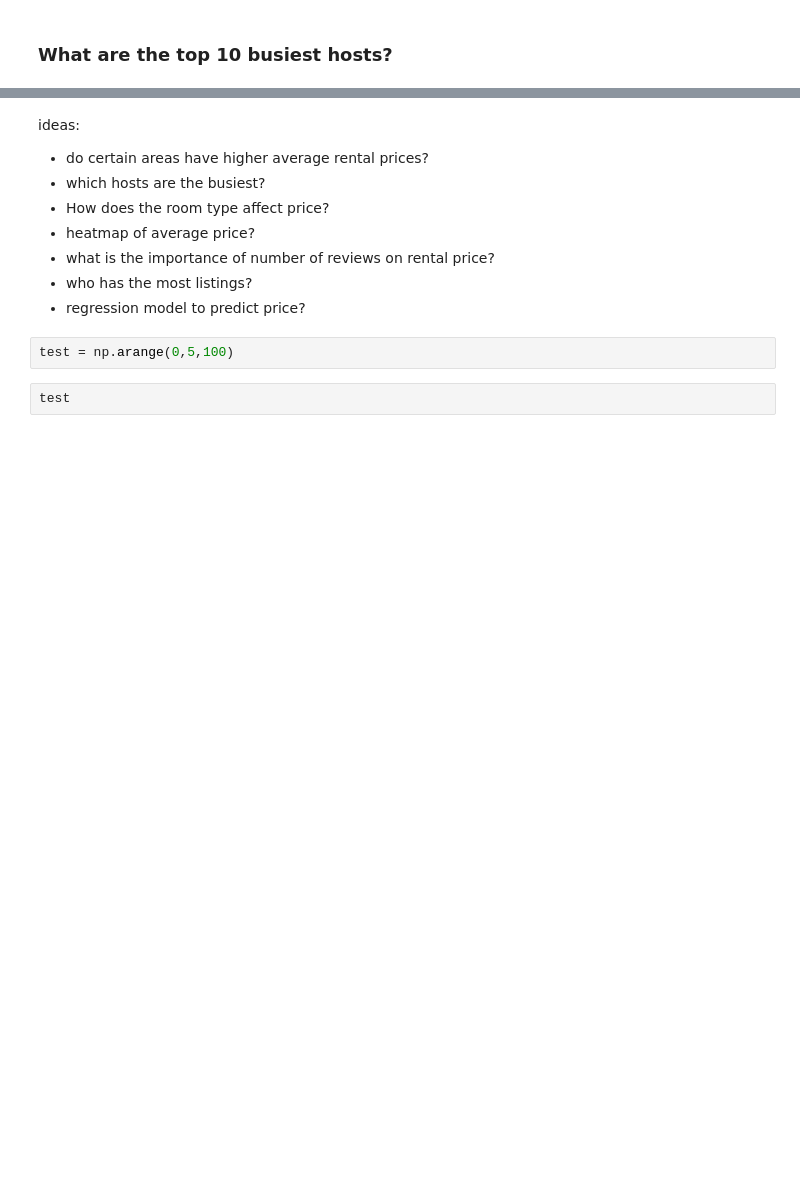
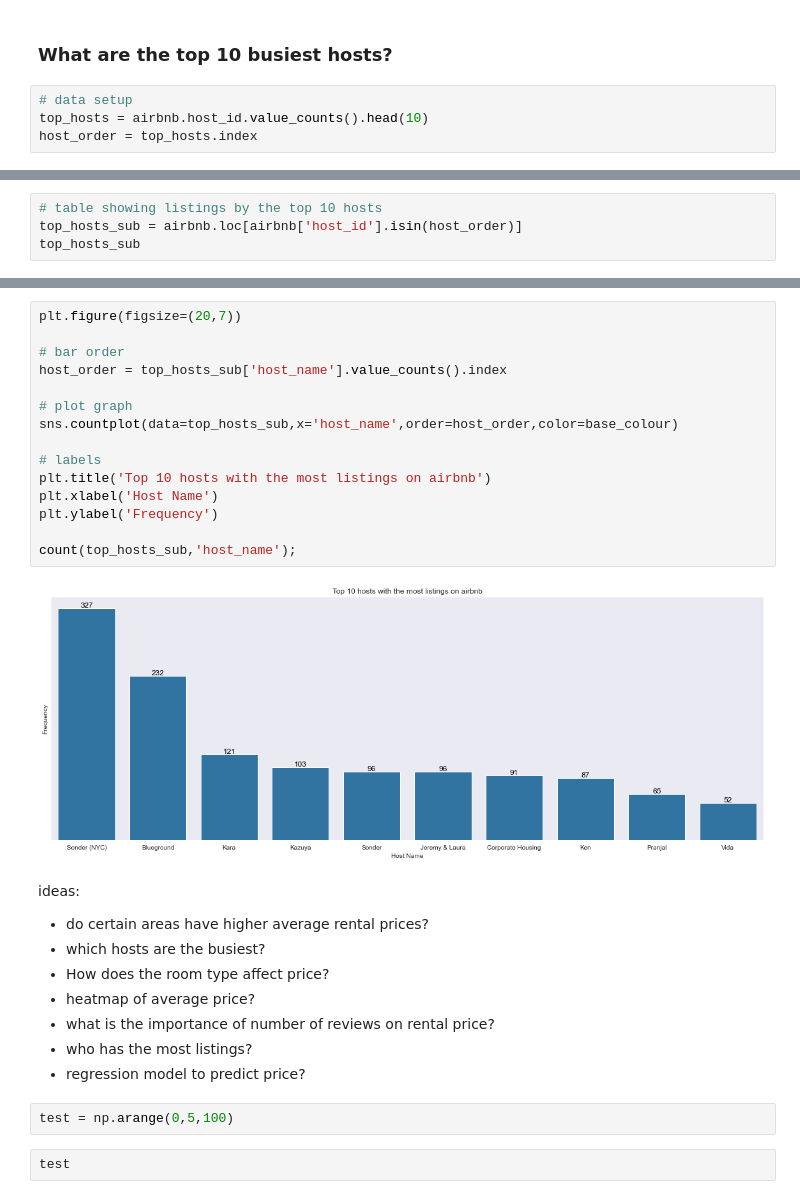
Before and after one commit to Vincentk-94/New-York-City-Airbnb, a Jupyter notebook: New York City Airbnb.ipynb, the cells around one changed output, grey strips where cells are left out. Cells and saved outputs as stored; diff of their text form; blank space fills up the shorter version.

```diff
--- a/New York City Airbnb.ipynb
+++ b/New York City Airbnb.ipynb
@@ -191,2 +190,6 @@ for i in range (neighbourhood_count.shape[0]):
 # %% [markdown]
 ### What are the top 10 busiest hosts?
+# %%
+# data setup
+top_hosts = airbnb.host_id.value_counts().head(10)
+host_order = top_hosts.index
@@ -192,0 +211,4 @@ for i in range (neighbourhood_count.shape[0]):
+# %%
+# table showing listings by the top 10 hosts
+top_hosts_sub = airbnb.loc[airbnb['host_id'].isin(host_order)]
+top_hosts_sub
@@ -193,3 +244,20 @@ for i in range (neighbourhood_count.shape[0]):
+# %%
+plt.figure(figsize=(20,7))
+
+# bar order
+host_order = top_hosts_sub['host_name'].value_counts().index
+
+# plot graph
+sns.countplot(data=top_hosts_sub,x='host_name',order=host_order,color=base_colour)
+
+# labels
+plt.title('Top 10 hosts with the most listings on airbnb')
+plt.xlabel('Host Name')
+plt.ylabel('Frequency')
+
+count(top_hosts_sub,'host_name');
+# %% [output]
+[figure, added]
 # %% [markdown]
 ideas:
 - do certain areas have higher average rental prices?
```
Also changed, not shown: parts of 10 cells of this notebook.
